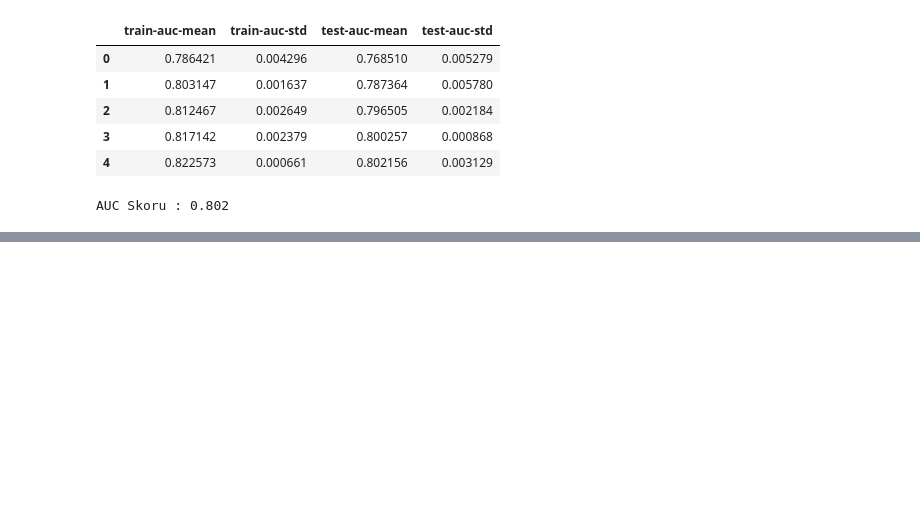
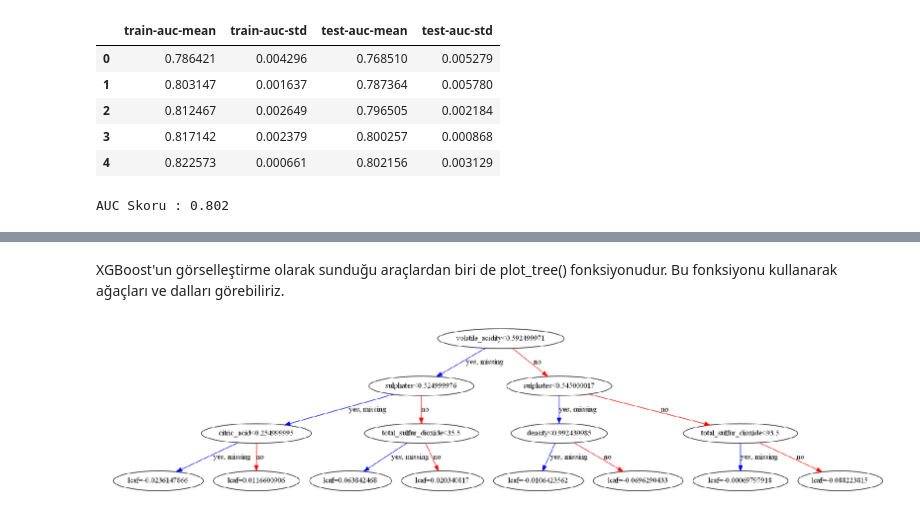
Before and after one commit to EceDolen/Bootcamp_-Bolum_8, a Jupyter notebook: Bolum 8 - XGBoosting.ipynb, the cells around one changed output, grey strips where cells are left out. Drawn from its saved outputs; the diff is of its cells as text; code cells hidden in the pictures; blank space fills up the shorter version.

```diff
--- a/Bolum 8 - XGBoosting.ipynb
+++ b/Bolum 8 - XGBoosting.ipynb
@@ -72,0 +303,8 @@ AUC Skoru : 0.802
+# %% [markdown]
+XGBoost'un görselleştirme olarak sunduğu araçlardan biri de plot_tree() fonksiyonudur. Bu fonksiyonu kullanarak ağaçları ve dalları görebiliriz.
+# %%
+ax1 = xgb.plot_tree(wine_modeli, num_trees=4)
+ax1.figure.set_size_inches(30,30)
+plt.show()
+# %% [output]
+[figure, added]
```
Also changed, not shown: parts of 25 cells of this notebook.
